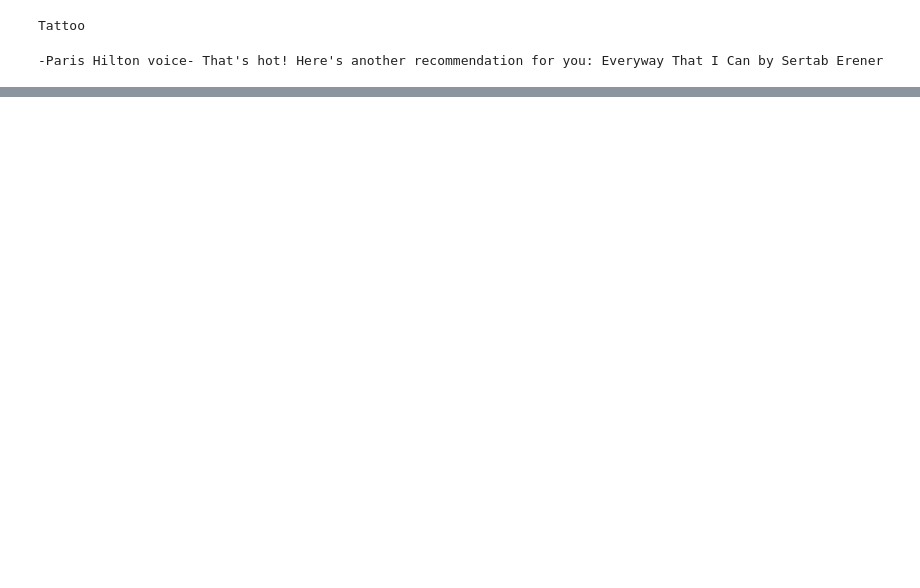
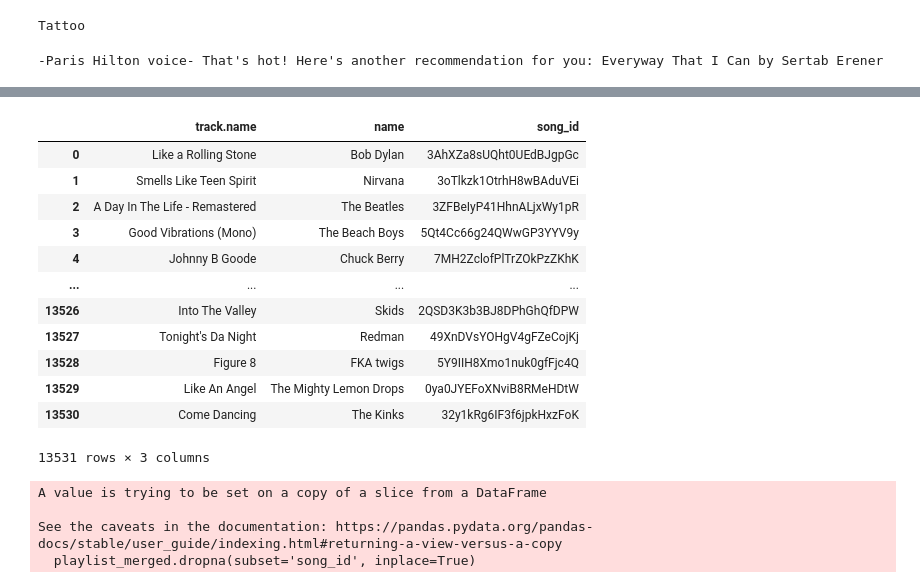
Before and after one commit to valmgisbert/lab-web-scraping-single-page, a Jupyter notebook: lab-gnod.ipynb, the cells around one changed output, grey strips where cells are left out. Cells and saved outputs as stored; diff of their text form; code cells hidden in the pictures; blank space fills up the shorter version.

```diff
--- a/lab-gnod.ipynb
+++ b/lab-gnod.ipynb
@@ -246,0 +341,51 @@ else:
+# %%
+# transform artists in tracks as a dictionary of dicttionaries for easier iteration - dictioception
+def list_to_dict(x):
+    return {i: x[i] for i in range(len(x))}
+
+tracks_norm['artist_dict'] = tracks_norm['track.artists'].apply(list_to_dict)
+# %%
+# expand the dictioception to add a col connecting the artist collaborating and their profiles
+def expand_list(row):
+    df = pd.DataFrame.from_dict(row['artist_dict'], orient='index')
+    df['song_id'] = row['track.id']
+    return df
+
+tracks_norm['artists_dfs'] = tracks_norm.apply(expand_list, axis=1)
+# %%
+# we create a new df with all these artists + keep an eye on uri
+artists = pd.DataFrame(columns=['external_urls', 'href', 'id', 'name', 'type', 'uri'])
+for mini_df in tracks_norm['artists_dfs']:
+    artists = pd.concat([artists, mini_df], axis=0)
+# %%
+# we merge the two dfs
+merged = pd.merge(left = tracks_norm,
+                right = artists,
+                how = 'inner',
+                left_on = 'track.id',
+                right_on = 'song_id')
+# %%
+playlist_merged = merged[['track.name', 'name', 'song_id']]
+# %% [output]
+|  | track.name | name | song_id |
+| 0 | Like a Rolling Stone | Bob Dylan | 3AhXZa8sUQht0UEdBJgpGc |
+| 1 | Smells Like Teen Spirit | Nirvana | 3oTlkzk1OtrhH8wBAduVEi |
+| 2 | A Day In The Life - Remastered | The Beatles | 3ZFBeIyP41HhnALjxWy1pR |
+| 3 | Good Vibrations (Mono) | The Beach Boys | 5Qt4Cc66g24QWwGP3YYV9y |
+| 4 | Johnny B Goode | Chuck Berry | 7MH2ZclofPlTrZOkPzZKhK |
+| ... | ... | ... | ... |
+| 13526 | Into The Valley | Skids | 2QSD3K3b3BJ8DPhGhQfDPW |
+| 13527 | Tonight's Da Night | Redman | 49XnDVsYOHgV4gFZeCojKj |
+| 13528 | Figure 8 | FKA twigs | 5Y9IIH8Xmo1nuk0gfFjc4Q |
+| 13529 | Like An Angel | The Mighty Lemon Drops | 0ya0JYEFoXNviB8RMeHDtW |
+| 13530 | Come Dancing | The Kinks | 32y1kRg6IF3f6jpkHxzFoK |
+13531 rows × 3 columns
+# %%
+# we have 2601 nans in song_id - we will drop them
+playlist_merged.isna().sum()
+playlist_merged.dropna(subset = 'song_id', inplace = True)
+# %% [output]
+A value is trying to be set on a copy of a slice from a DataFrame
+
+See the caveats in the documentation: https://pandas.pydata.org/pandas-docs/stable/user_guide/indexing.html#returning-a-view-versus-a-copy
+  playlist_merged.dropna(subset='song_id', inplace=True)
```
Also changed, not shown: parts of 29 cells of this notebook, 5 other files.
